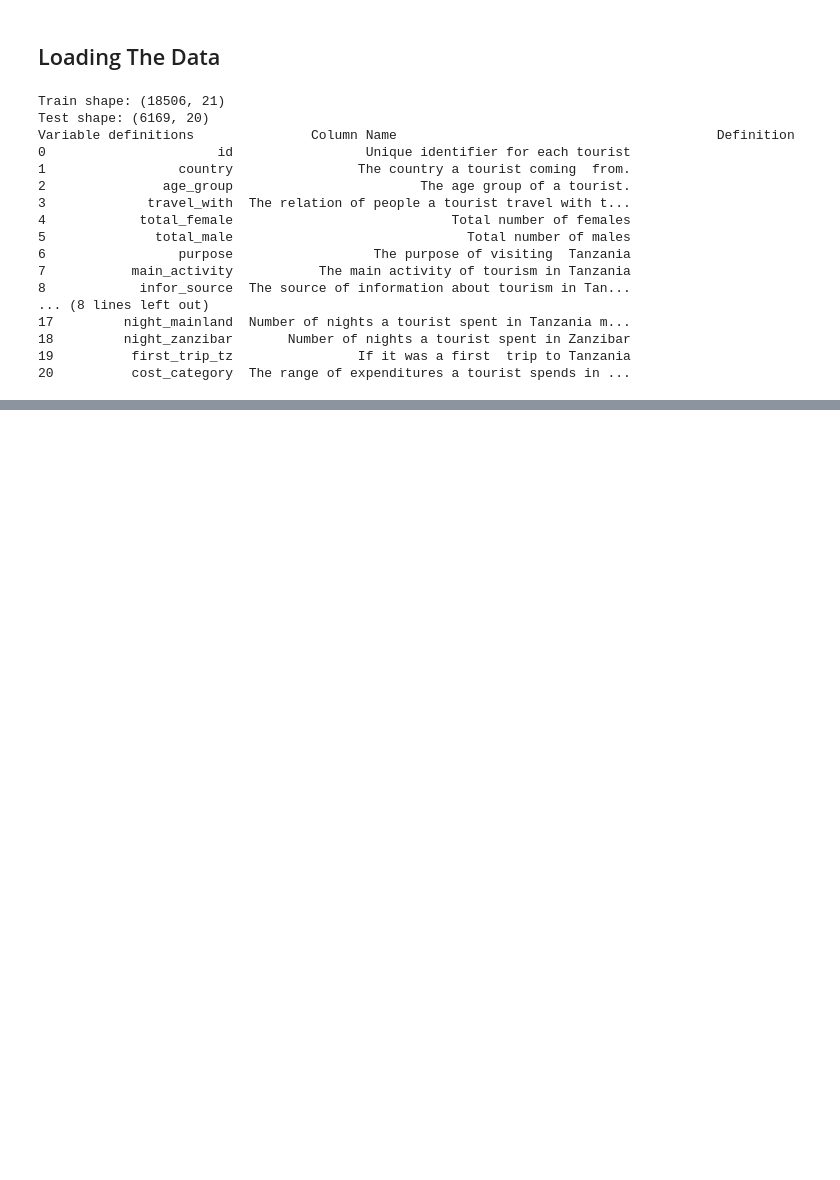
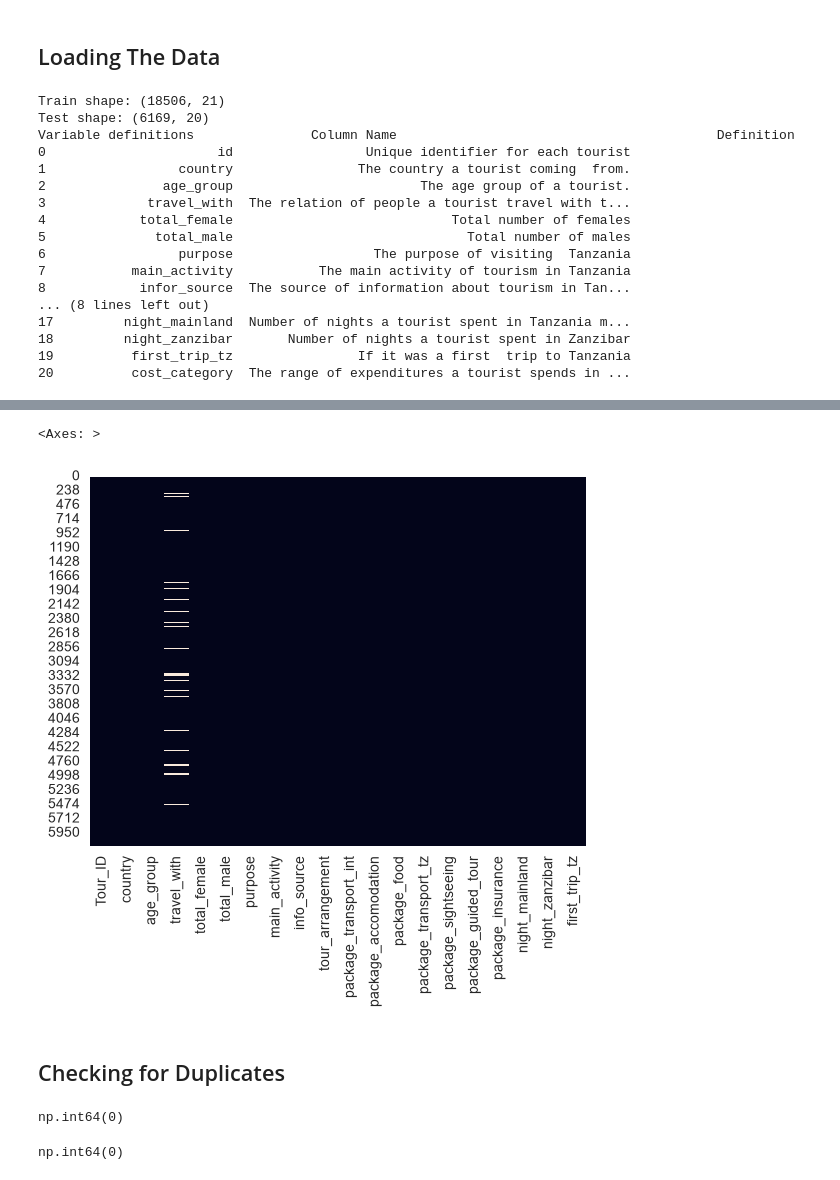
Before and after one commit to MarcelNazare/Tanzania-Tourism-Expenditure-Classsifier, a Jupyter notebook: notebooks/01_eda.ipynb, the cells around one changed output, grey strips where cells are left out. Drawn from its saved outputs; the diff is of its cells as text; code cells hidden in the pictures; blank space fills up the shorter version.

```diff
--- a/notebooks/01_eda.ipynb
+++ b/notebooks/01_eda.ipynb
@@ -40,0 +127,18 @@ Variable definitions               Column Name
+# %%
+# Heatmap for missing testing data
+sns.heatmap(test.isnull(), cbar=False)
+# %% [output]
+<Axes: >
+[figure, added]
+# %% [markdown]
+## Checking for Duplicates
+# %%
+# Checking for duplicates in the training data
+train.duplicated().sum()
+# %% [output]
+np.int64(0)
+# %%
+# Checking for duplicates in the testing ata
+test.duplicated().sum()
+# %% [output]
+np.int64(0)
```
Also changed, not shown: parts of 7 cells of this notebook.
